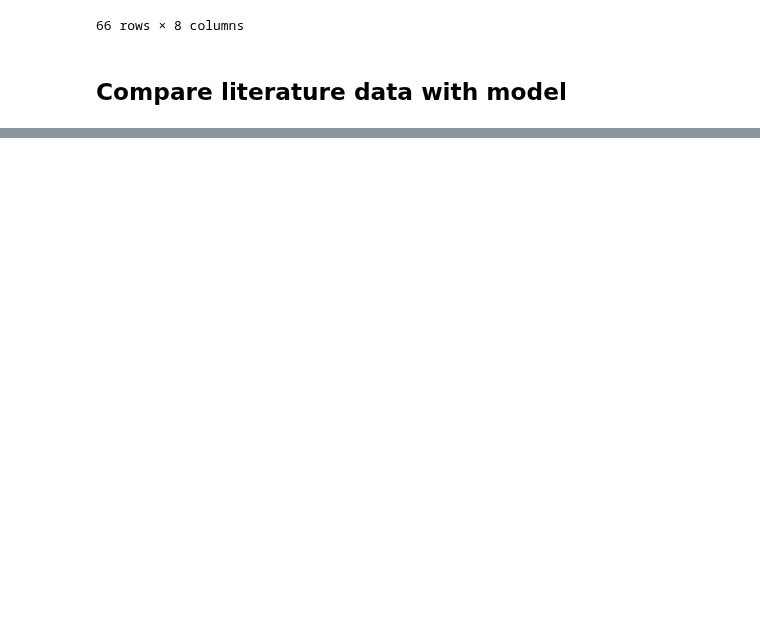
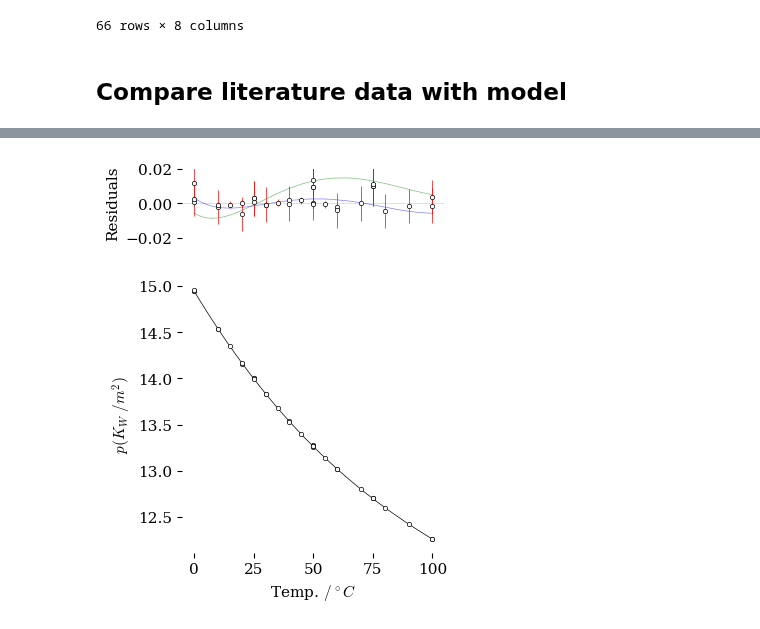
Before and after one commit to blinkletter/4410PythonNotebooks, a Jupyter notebook: Class_10/water_ion_product.ipynb, the cells around one changed output, grey strips where cells are left out. Drawn from its saved outputs; the diff is of its cells as text; code cells hidden in the pictures; blank space fills up the shorter version.

```diff
--- a/Class_10/water_ion_product.ipynb
+++ b/Class_10/water_ion_product.ipynb
@@ -608,0 +676,99 @@ plt.show()
+# %%
+res_NIST = pKwCalcNIST - y
+res_AIPWS = pKwCalcAIPWS - y
+
+res = predict(datatemp) - dataKW
+
+######################
+### Plots - NEW STYLED PLOTTING SECTION from 03B-Eyring_Exercises_2_curvefit.ipynb
+######################
+
+plt.rcdefaults()
+plt.style.use(github_styles_location + "tufte.mplstyle")     ### Then add a fancy style sheet
+fig, ax = plt.subplots(nrows=2, ncols=1, figsize=[4,5], height_ratios=[1, 4])
+
+# Settings for plot
+ax[1].set(ylabel=r"$p{(K_W\ /m^{2})}$",
+       xlabel=r"Temp. $/^\circ C$",
+#       xlim=[-0.01,0.35],
+#       ylim=[-1.25,-0.7]
+       )
+
+
+### Data graphics
+ax[1].scatter(datatemp-273.15, dataKW,
+           marker = "o", s=10,
+           color="white", edgecolor = "black",
+           linewidth = 0.5, zorder=3)
+
+ax[1].errorbar(datatemp-273.15, dataKW, dataerr*2, marker = None,
+            ecolor = "red", elinewidth = 0.5, capsize = 0,
+            linewidth = 0, zorder = 2)
+
+ax[1].plot(x-273.15, y,
+           color = "black", linewidth = 0.5,
+           zorder = 1)
+
+######################
+#### Create Confidence band upper and lower bounds
+######################
+
+# upper and lower bounds of uncertain kobs as float values
+#fit_up = log_y_calc + devs
+#fit_dn = log_y_calc - devs
+#
+## make filled band
+#ax[1].fill_between(pH_array, fit_up, fit_dn,
+#                   facecolor="black", alpha=0.1, zorder = 2,
+#                   label="confidence interval")
+
+######################
+### Plot the residuals
+######################
+
+# difference between data and line-fit
+residuals = -res
+
+ax[0].set(
+#          title = Title,
+          ylabel=r"Residuals",
+          xlabel=r"",
+#          xlim=[-0.3, 7.1],
+          ylim=[-0.02,+0.02]
+       )
+### Data graphics
+ax[0].scatter(datatemp-273.15, residuals, marker = "o", s = 10,
+              color = "white", edgecolors = "black",
+              linewidths=0.5, zorder = 3)
+ax[0].errorbar(datatemp-273.15, residuals, dataerr*2, marker = None,
+            ecolor = "red", elinewidth = 0.5, capsize = 0,
+            linewidth = 0, zorder = 2)
+
+# make filled band
+#ax[0].fill_between(pH_array, devs, -devs,
+#                   facecolor="black", alpha=0.1, zorder = 1,
+#                   linewidth = 0, label="confidence interval")
+
+ax[0].axhline(0, color='lightgray', linewidth=0.5, zorder = 0)
+ax[0].set_xticks([])
+
+
+
+
+
+
+
+####################################################
+### Plot original author's line on main plot and in residuals
+####################################################
+#ax[1].plot(pH_array, log_k_obs_paper_fit, color = "green", alpha = 0.5, linewidth = 0.5, zorder = 1)
+ax[0].plot(T-273.15, res_NIST*1, color = "green", alpha = 0.5, linewidth = 0.5, zorder = 1)
+ax[0].plot(T-273.15, res_AIPWS*1, color = "blue", alpha = 0.5, linewidth = 0.5, zorder = 1)
+
+
+### Output plot
+plt.tight_layout(pad=2, h_pad=None, w_pad=None, rect=None)
+plt.savefig("plots/polynomialfit.pdf")
+plt.show()
+# %% [output]
+[figure, added]
```
Also changed, not shown: parts of 3 cells of this notebook, 4 other files.
